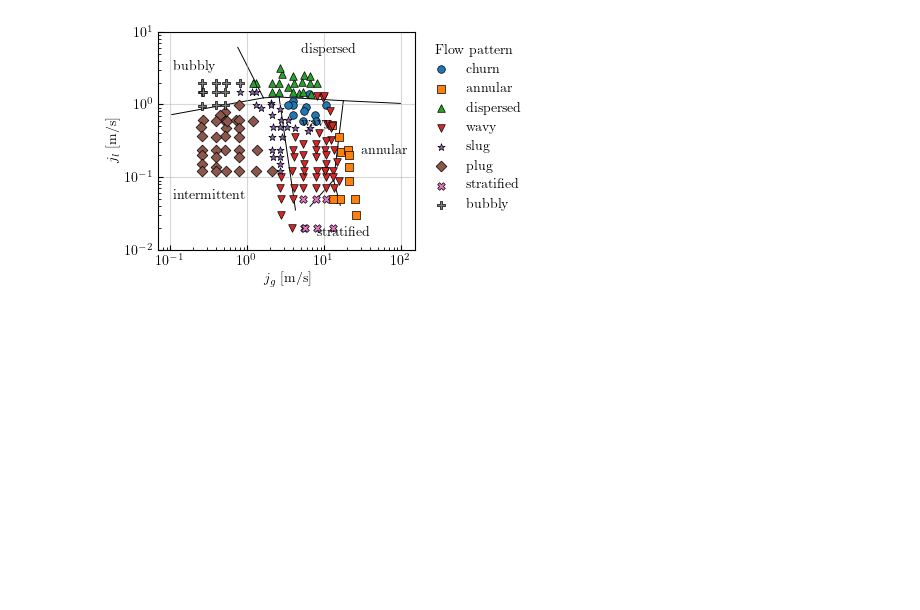
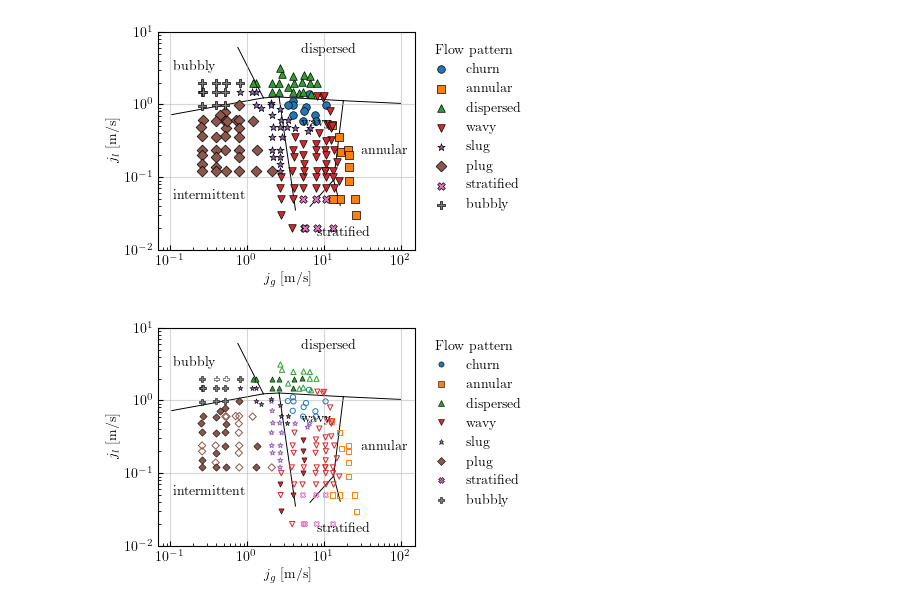
Before and after one commit to fernandonquintino/confocal_film_measurement, a Jupyter notebook: notebooks/flow_pattern_maps.ipynb, the cells around one changed output. Saved outputs shown, nothing was run; the diff lists cells and outputs as text; code cells hidden in the pictures; blank space fills up the shorter version.

```diff
--- a/notebooks/flow_pattern_maps.ipynb
+++ b/notebooks/flow_pattern_maps.ipynb
@@ -63,6 +62,7 @@ FIG_SIZE = (FIG_WIDTH_CM * CM, FIG_HEIGHT_CM * CM)
 # %%
 fig1, ax = map_garimella(df_consolidated.loc[df_consolidated['t2_missing_percentage']<missing_threshold])
 fig2, ax = map_garimella(df_consolidated)
+fig3, ax = map_garimella2(df_consolidated)
 # %%
 fig1
 # %% [output]
@@ -71,6 +71,10 @@ fig1
 fig2
 # %% [output]
 [figure]
+# %%
+fig3
+# %% [output]
+[figure, added]
 # %%
 fig1.savefig(selected_conditions_path, format='pdf', bbox_inches='tight')
 fig2.savefig(all_conditions_path, format='pdf', bbox_inches='tight')
```
Also changed, not shown: parts of 8 cells of this notebook, 15 other files.
